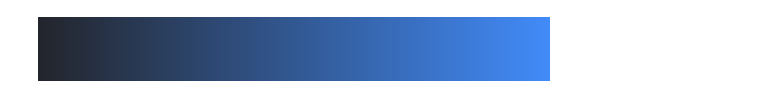
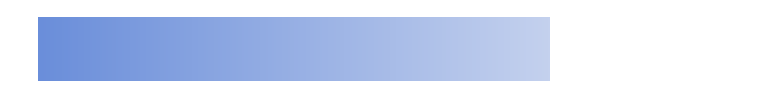
Before and after one commit to reproductionprohibited/dano-23-project, a Jupyter notebook: code/color_palette.ipynb, the cells around one changed output. Saved outputs shown, nothing was run; the diff lists cells and outputs as text; code cells hidden in the pictures.

```diff
--- a/code/color_palette.ipynb
+++ b/code/color_palette.ipynb
@@ -2,6 +2,6 @@
 import matplotlib.pyplot as plt
 import seaborn as sns
 # %%
-sns.color_palette("dark:#428bf9", as_cmap=True)
+sns.color_palette("blend:#6A8EDA,#C4D1EE", as_cmap=True)
 # %% [output]
-[figure, old version]
+[figure, new version]
```
Also changed, not shown: 5 other files.
